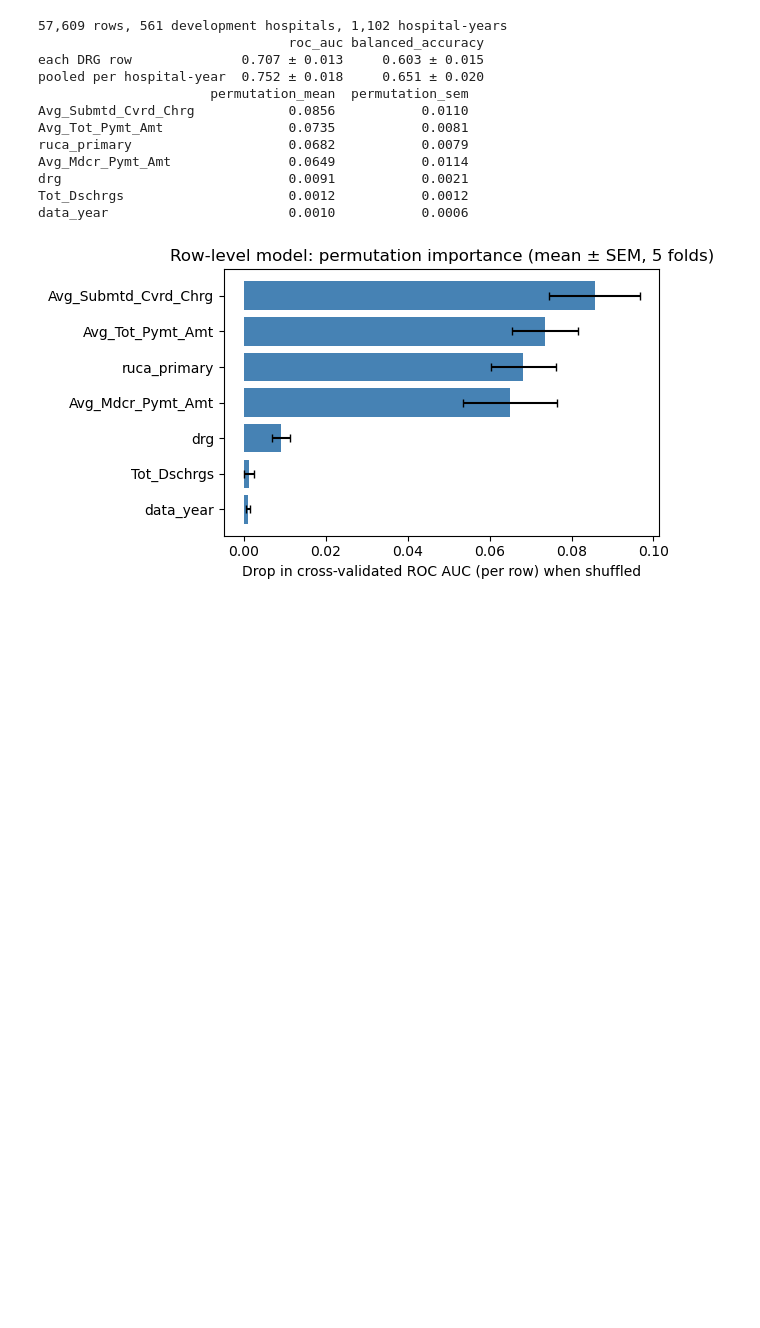
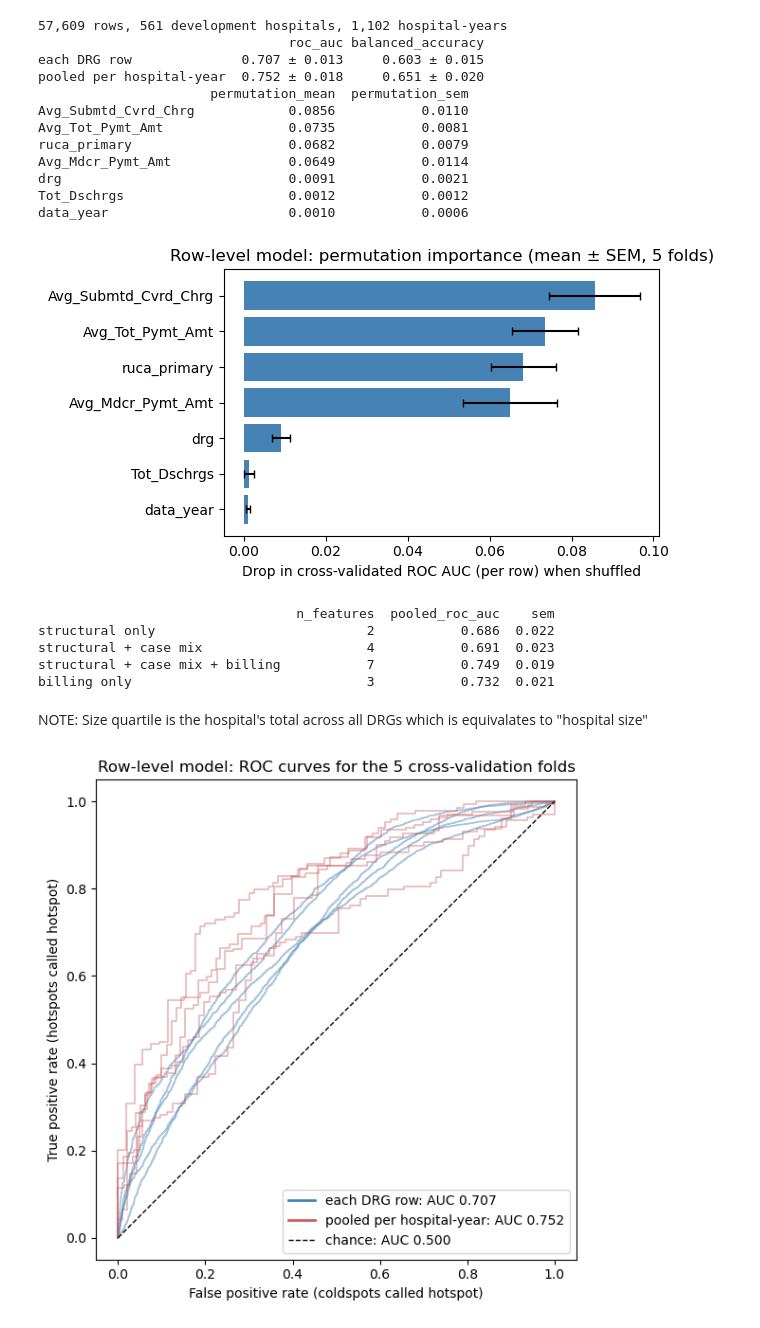
Before and after one commit to ellabellae/AIAdoptionHospitals, a Jupyter notebook: model.ipynb, the cells around one changed output. Saved outputs shown, nothing was run; the diff lists cells and outputs as text; code cells hidden in the pictures; blank space fills up the shorter version.

Commit message:
adding ROC curve comparing single DRG rows and hospital pooling

```diff
--- a/model.ipynb
+++ b/model.ipynb
@@ -632,3 +632,59 @@ drg                             0.0091           0.0021
 Tot_Dschrgs                     0.0012           0.0012
 data_year                       0.0010           0.0006
 [figure]
+# %%
+# Feature ablation for the row-level model
+dev["size_quartile"] = pd.qcut(dev.groupby(KEYS)["Tot_Dschrgs"].transform("sum"), 4, labels=False)
+
+STRUCTURAL = ["ruca_primary", "size_quartile"]                               # where and how big
+CASE_MIX = ["drg", "Tot_Dschrgs"]                                            # what is treated, how often
+BILLING = ["Avg_Submtd_Cvrd_Chrg", "Avg_Tot_Pymt_Amt", "Avg_Mdcr_Pymt_Amt"]  # payment patterns
+
+feature_sets = {
+    "structural only": STRUCTURAL,
+    "structural + case mix": STRUCTURAL + CASE_MIX,
+    "structural + case mix + billing": STRUCTURAL + CASE_MIX + BILLING,
+    "billing only": BILLING,
+}
+
+def pooled_cv_auc(features):
+    aucs = []
+    for train_idx, val_idx in cv.split(dev, y_rows, groups=groups_rows):
+        m = clone(row_model).fit(dev.iloc[train_idx][features], y_rows.iloc[train_idx])
+        val = dev.iloc[val_idx].assign(p=m.predict_proba(dev.iloc[val_idx][features])[:, 1])
+        hosp = val.groupby(KEYS).agg(p=("p", "mean"), ai_class=("ai_class", "first"))
+        aucs.append(roc_auc_score(hosp["ai_class"], hosp["p"]))
+    return pd.Series(aucs)
+
+ablation = pd.DataFrame({name: pooled_cv_auc(f) for name, f in feature_sets.items()})
+ablation_summary = pd.DataFrame({"n_features": {n: len(f) for n, f in feature_sets.items()},
+                                 "pooled_roc_auc": ablation.mean(), "sem": ablation.sem()}).round(3)
+print(ablation_summary.to_string())
+# %% [output]
+                                 n_features  pooled_roc_auc    sem
+structural only                           2           0.686  0.022
+structural + case mix                     4           0.691  0.023
+structural + case mix + billing           7           0.749  0.019
+billing only                              3           0.732  0.021
+# %% [markdown]
+NOTE: Size quartile is the hospital's total across all DRGs which is equivalates to "hospital size"
+# %%
+from sklearn.metrics import roc_curve
+fig, ax = plt.subplots(figsize=(6, 6))
+for frame, color, name in [(dev, "steelblue", "each DRG row"), (pooled, "indianred", "pooled per hospital-year")]:
+    aucs = []
+    for fold, part in frame.groupby("fold"):
+        fpr, tpr, _ = roc_curve(part["ai_class"], part["p_hotspot"])
+        ax.plot(fpr, tpr, color=color, alpha=0.45, linewidth=1.2)
+        aucs.append(roc_auc_score(part["ai_class"], part["p_hotspot"]))
+    ax.plot([], [], color=color, linewidth=2, label=f"{name}: AUC {np.mean(aucs):.3f}")
+ax.plot([0, 1], [0, 1], color="black", linestyle="--", linewidth=1, label="chance: AUC 0.500")
+ax.set_xlabel("False positive rate (coldspots called hotspot)")
+ax.set_ylabel("True positive rate (hotspots called hotspot)")
+ax.set_title("Row-level model: ROC curves for the 5 cross-validation folds")
+ax.legend(loc="lower right")
+ax.set_aspect("equal")
+plt.tight_layout()
+plt.show()
+# %% [output]
+[figure, added]
```
